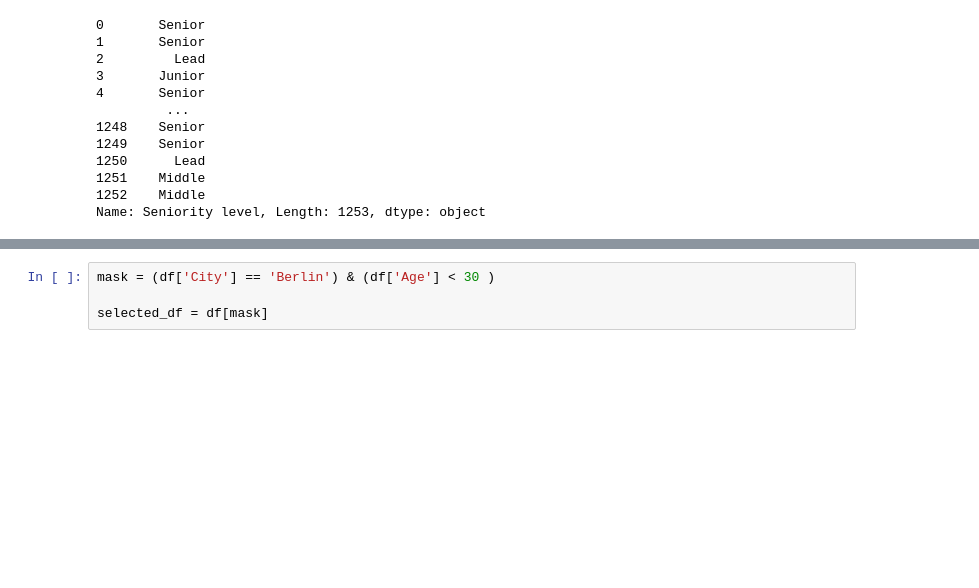
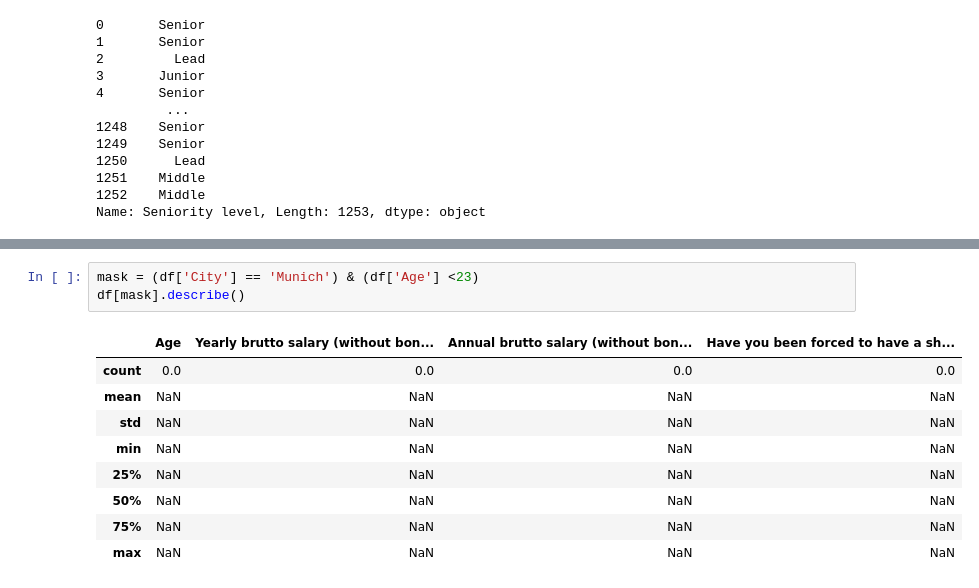
Before and after one commit to AmiraliEbrahimi99/2023-python, a Jupyter notebook: 5and6/06.ipynb, the cells around one changed output, grey strips where cells are left out. Saved outputs shown, nothing was run; the diff lists cells and outputs as text; blank space fills up the shorter version.

```diff
--- a/5and6/06.ipynb
+++ b/5and6/06.ipynb
@@ -123,4 +205,13 @@ Name: Seniority level, Length: 1253, dtype: object
 # %%
-mask = (df['City'] == 'Berlin') & (df['Age'] < 30 )
-
-selected_df = df[mask]
+mask = (df['City'] == 'Munich') & (df['Age'] <23)
+df[mask].describe()
+# %% [output]
+|  | Age | Yearly brutto salary (without bon... | Annual brutto salary (without bon... | Have you been forced to have a sh... |
+| count | 0.0 | 0.0 | 0.0 | 0.0 |
+| mean | NaN | NaN | NaN | NaN |
+| std | NaN | NaN | NaN | NaN |
+| min | NaN | NaN | NaN | NaN |
+| 25% | NaN | NaN | NaN | NaN |
+| 50% | NaN | NaN | NaN | NaN |
+| 75% | NaN | NaN | NaN | NaN |
+| max | NaN | NaN | NaN | NaN |
```
Also changed, not shown: parts of 20 cells of this notebook, 8 other files.
